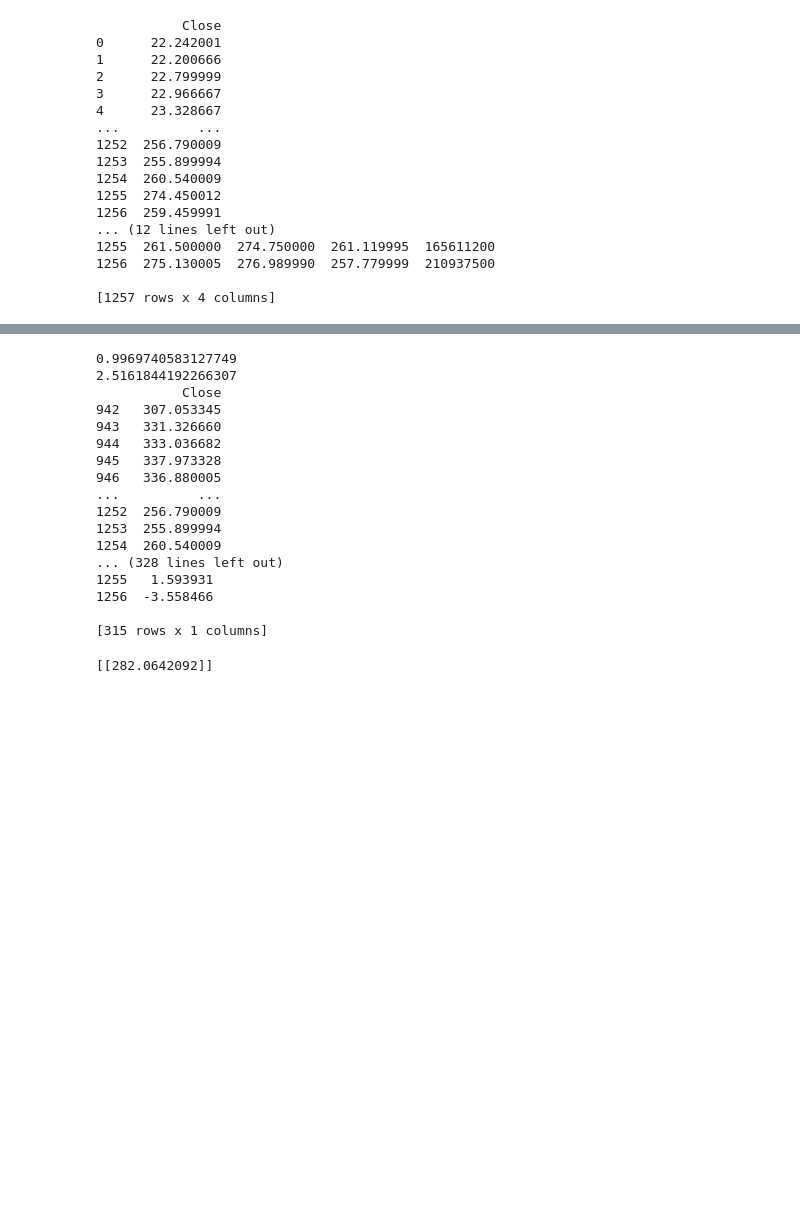
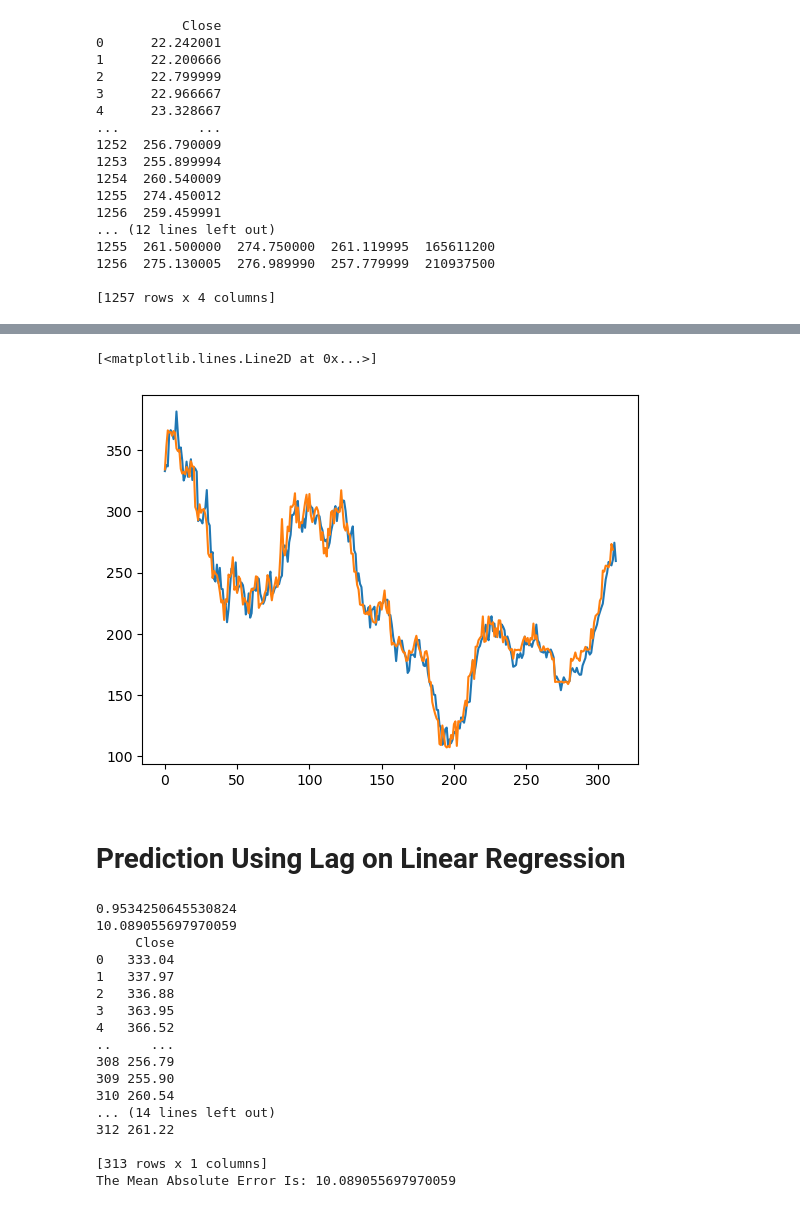
Before and after one commit to punyamodi/Tesla-Stock-Prediction-Using-ML, a Jupyter notebook: tesla-stock-prediciting.ipynb, the cells around one changed output, grey strips where cells are left out. Drawn from its saved outputs; the diff is of its cells as text; code cells hidden in the pictures; blank space fills up the shorter version.

```diff
--- a/tesla-stock-prediciting.ipynb
+++ b/tesla-stock-prediciting.ipynb
@@ -127,0 +377,14 @@ X_train,X_test,y_train,y_test=train_test_split(X,y,random_state=104,test_size=0.
+# %%
+from xgboost import XGBRegressor
+
+my_model = XGBRegressor()
+# Add silent=True to avoid printing out updates with each cycle
+my_model.fit(X_train,y_train)
+
+# make predictions for test data
+predictions = my_model.predict(X_test)
+print(y_test,predictions)
+
+from sklearn.metrics import mean_absolute_error
+meanerror = mean_absolute_error(y_test, predictions)
+print("Mean Absolute Error:",(meanerror))
@@ -128,35 +409,36 @@ X_train,X_test,y_train,y_test=train_test_split(X,y,random_state=104,test_size=0.
+# %%
+y_test = y_test.reset_index(drop=True)
+plt.plot(y_test)
+plt.plot(predictions)
+# %% [output]
+[<matplotlib.lines.Line2D at 0x...>]
+[figure, added]
+# %% [markdown]
+# Prediction Using Lag on Linear Regression
 # %%
 from sklearn.linear_model import LinearRegression
 reg = LinearRegression().fit(X_train, y_train)
-y_pred=reg.predict(X_test)
+y_pred=pd.DataFrame(reg.predict(X_test))
 print(reg.score(X_test, y_test))
 from sklearn.metrics import mean_absolute_error
 print(mean_absolute_error(y_test, y_pred))
 print(y_test,y_pred)
-print(y_test-y_pred)
+print("The Mean Absolute Error Is:",mean_absolute_error(y_test, y_pred))
 # %% [output]
-0.9969740583127749
-2.5161844192266307
-           Close
-942   307.053345
-943   331.326660
-944   333.036682
-945   337.973328
-946   336.880005
-...          ...
-1252  256.790009
-1253  255.899994
-1254  260.540009
-... (328 lines left out)
-1255   1.593931
-1256  -3.558466
+0.9534250645530824
+10.089055697970059
+     Close
+0   333.04
+1   337.97
+2   336.88
+3   363.95
+4   366.52
+..     ...
+308 256.79
+309 255.90
+310 260.54
+... (14 lines left out)
+312 261.22
 
-[315 rows x 1 columns]
+[313 rows x 1 columns]
+The Mean Absolute Error Is: 10.089055697970059
-# %%
-import pandas as pd
-data=[[276.49,284.25,275.11,119685900]]
-df = pd.DataFrame(data, columns=["Open","High","Low","Volume"])
-y_pred=reg.predict(df)
-print(y_pred)
-# %% [output]
-[[282.0642092]]
```
Also changed, not shown: parts of 28 cells of this notebook.
